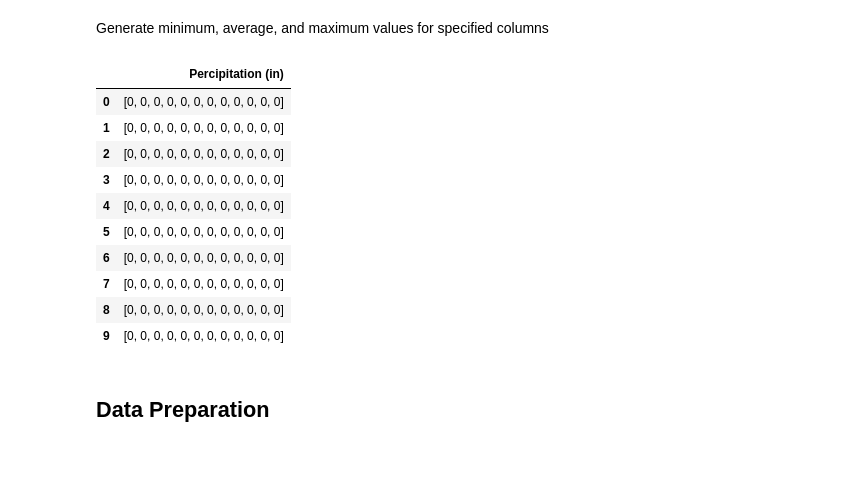
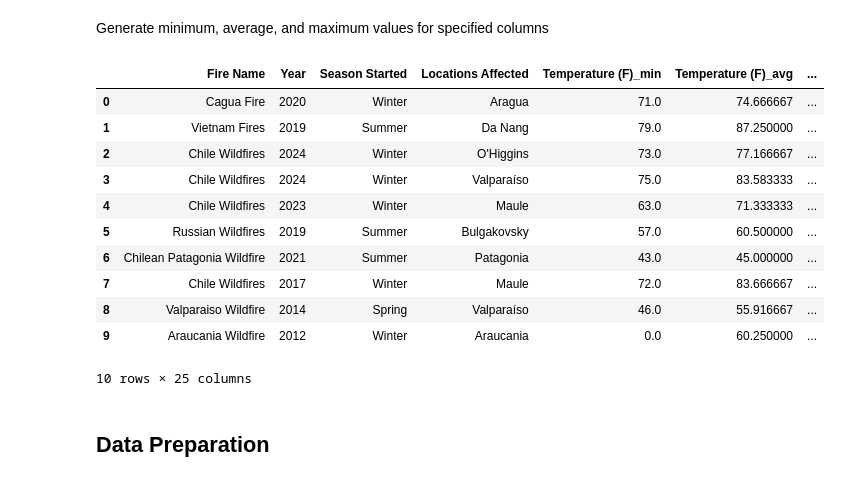
Before and after one commit to soumya-khanna/Wildfire-Prediction-Model, a Jupyter notebook: model.ipynb, the cells around one changed output. Cells and saved outputs as stored; diff of their text form; code cells hidden in the pictures.

```diff
--- a/model.ipynb
+++ b/model.ipynb
@@ -118,45 +123,43 @@ Generate minimum, average, and maximum values for specified columns
 # %%
 # Columns to generate stats for
 columns_to_process = numerical_vector_column_labels
 
 # Function to compute min, avg, and max and return as a Series
 def compute_stats(arr):
     return pd.Series([np.min(arr), np.mean(arr), np.max(arr)], index=['min', 'avg', 'max'])
 
 # New DataFrame to store results
 num_stats_df = pd.DataFrame()
-array_stats_df = pd.DataFrame()
 
 # Iterate over specified columns
 for col in df.columns:
     # If the column contains numpy arrays and is in the columns to process
     if col in columns_to_process:  # and np.issubdtype(df[col].dtype, np.ndarray)
         # Compute statistics for each numpy array element in the column
         stats = df[col].apply(compute_stats)
         # Rename columns to include the statistics
         stats.columns = [f"{col}_min", f"{col}_avg", f"{col}_max"]
         # Concatenate the statistics columns with the original column and insert them into the new DataFrame
         #num_stats_df = pd.concat([num_stats_df, df[col], stats], axis=1)
-        array_stats_df = pd.concat([df[col]], axis=1)
         num_stats_df = pd.concat([num_stats_df, stats], axis=1)
     else:
         # If not a numpy array column or not in columns to process, copy it to the new DataFrame
         num_stats_df[col] = df[col]
 
 num_stats_df.head(10)
-array_stats_df.head(10)
 # %% [output]
-|  | Percipitation (in) |
-| 0 | [0, 0, 0, 0, 0, 0, 0, 0, 0, 0, 0, 0] |
-| 1 | [0, 0, 0, 0, 0, 0, 0, 0, 0, 0, 0, 0] |
-| 2 | [0, 0, 0, 0, 0, 0, 0, 0, 0, 0, 0, 0] |
-| 3 | [0, 0, 0, 0, 0, 0, 0, 0, 0, 0, 0, 0] |
-| 4 | [0, 0, 0, 0, 0, 0, 0, 0, 0, 0, 0, 0] |
-| 5 | [0, 0, 0, 0, 0, 0, 0, 0, 0, 0, 0, 0] |
-| 6 | [0, 0, 0, 0, 0, 0, 0, 0, 0, 0, 0, 0] |
-| 7 | [0, 0, 0, 0, 0, 0, 0, 0, 0, 0, 0, 0] |
-| 8 | [0, 0, 0, 0, 0, 0, 0, 0, 0, 0, 0, 0] |
-| 9 | [0, 0, 0, 0, 0, 0, 0, 0, 0, 0, 0, 0] |
+|  | Fire Name | Year | Season Started | Locations Affected | Temperature (F)_min | Temperature (F)_avg | ... |
+| 0 | Cagua Fire | 2020 | Winter | Aragua | 71.0 | 74.666667 | ... |
+| 1 | Vietnam Fires | 2019 | Summer | Da Nang | 79.0 | 87.250000 | ... |
+| 2 | Chile Wildfires | 2024 | Winter | O'Higgins | 73.0 | 77.166667 | ... |
+| 3 | Chile Wildfires | 2024 | Winter | Valparaíso | 75.0 | 83.583333 | ... |
+| 4 | Chile Wildfires | 2023 | Winter | Maule | 63.0 | 71.333333 | ... |
+| 5 | Russian Wildfires | 2019 | Summer | Bulgakovsky | 57.0 | 60.500000 | ... |
+| 6 | Chilean Patagonia Wildfire | 2021 | Summer | Patagonia | 43.0 | 45.000000 | ... |
+| 7 | Chile Wildfires | 2017 | Winter | Maule | 72.0 | 83.666667 | ... |
+| 8 | Valparaiso Wildfire | 2014 | Spring | Valparaíso | 46.0 | 55.916667 | ... |
+| 9 | Araucania Wildfire | 2012 | Winter | Araucania | 0.0 | 60.250000 | ... |
+10 rows × 25 columns
 # %% [markdown]
 ## Data Preparation
 # %% [markdown]
```
Also changed, not shown: parts of 16 cells of this notebook.
